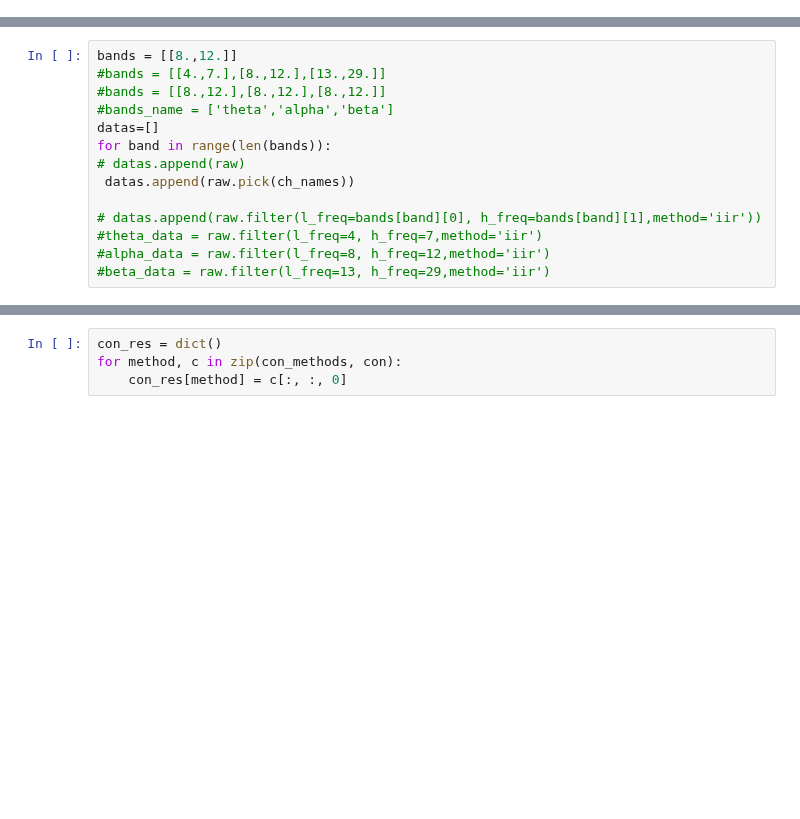
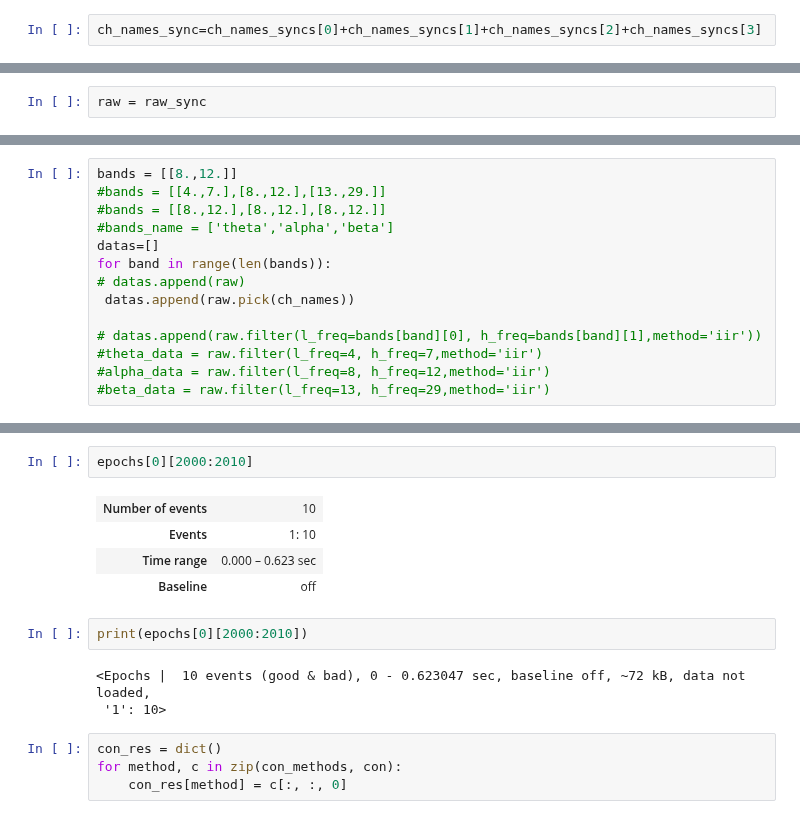
Before and after one commit to neuroidss/EEG-GAN-audio-video, a Jupyter notebook: bdf_coh_3d_viz.ipynb, the cells around one changed output, grey strips where cells are left out. Cells and saved outputs as stored; diff of their text form; blank space fills up the shorter version.

```diff
--- a/bdf_coh_3d_viz.ipynb
+++ b/bdf_coh_3d_viz.ipynb
@@ -150,0 +295,2 @@ Creating raw.info structure...
+# %%
+ch_names_sync=ch_names_syncs[0]+ch_names_syncs[1]+ch_names_syncs[2]+ch_names_syncs[3]
@@ -315,6 +497,8 @@ Requirement already satisfied: pyspng==0.1.0 in ./env/lib/python3.7/site-package
 Requirement already satisfied: numpy in ./env/lib/python3.7/site-packages (from pyspng==0.1.0) (1.19.5)
 WARNING: You are using pip version 21.2.4; however, version 22.1.2 is available.
 You should consider upgrading via the '/home/dmitryneuro/colab/env/bin/python3.7 -m pip install --upgrade pip' command.
+# %%
+raw = raw_sync
 # %%
 #import imageio
 #fps=10
@@ -409,6 +610,18 @@ only using indices for lower-triangular matrix
     computing connectivity for epoch 10
     assembling connectivity matrix
 [Connectivity computation done]
+# %%
+epochs[0][2000:2010]
+# %% [output]
+| Number of events | 10 |
+| Events | 1: 10 |
+| Time range | 0.000 – 0.623 sec |
+| Baseline | off |
+# %%
+print(epochs[0][2000:2010])
+# %% [output]
+<Epochs |  10 events (good & bad), 0 - 0.623047 sec, baseline off, ~72 kB, data not loaded,
+ '1': 10>
 # %%
 con_res = dict()
 for method, c in zip(con_methods, con):
```
Also changed, not shown: parts of 37 cells of this notebook.
